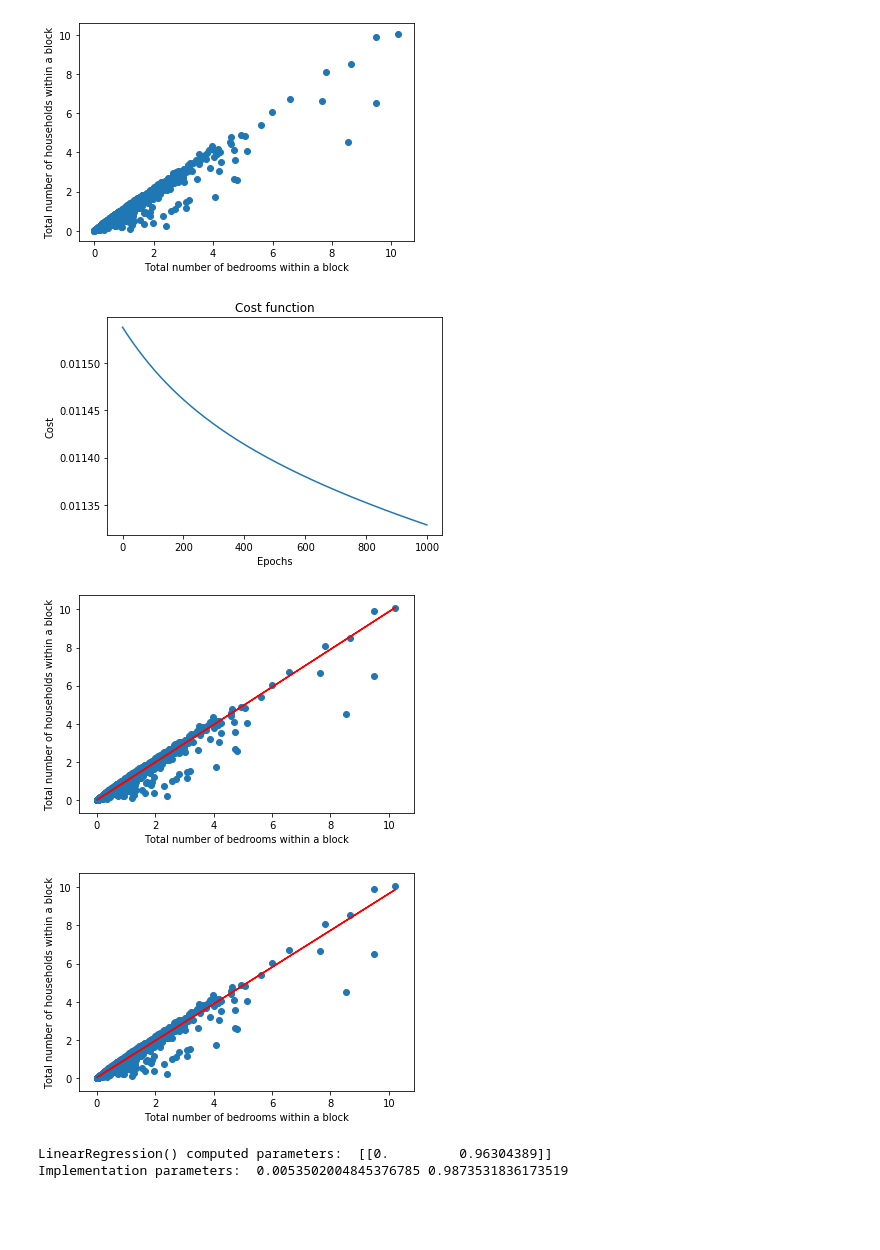
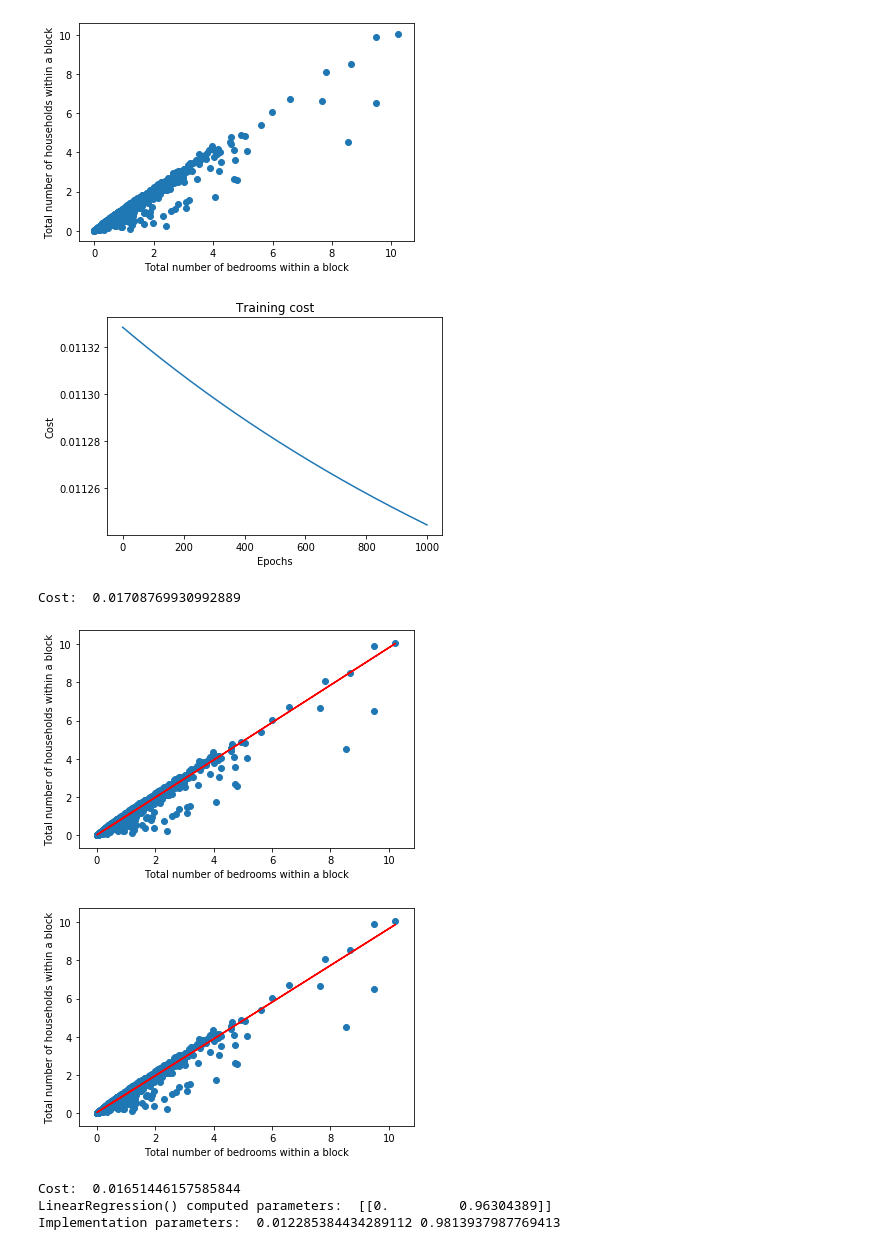
Before and after one commit to rohanriku/ML-DL, a Jupyter notebook: linear_regression_univariate.ipynb, the cells around one changed output. Drawn from its saved outputs; the diff is of its cells as text; code cells hidden in the pictures; blank space fills up the shorter version.

```diff
--- a/linear_regression_univariate.ipynb
+++ b/linear_regression_univariate.ipynb
@@ -17,7 +17,7 @@ theta1_history = list()
 # %%
 #Calculating cost
 def cost(x, y):
-  return (1/(2 * len(x))) * np.sum(np.square((hypothesis(x) - y)))
+  return (1/(2 * len(x))) * np.sum(np.square(x - y))
 # %%
 #Calculating the hypothesis function
 def hypothesis(x):
@@ -59,33 +59,36 @@ plt.show()
 # %% [output]
 [figure]
 # %%
-#Training the model
+#Training the model for 1000 epochs
 cost_history = list()
 epochs = list()
 
 for epoch in range(0, 1000):
   gradient_descent(train_set.total_bedrooms, train_set.households, 0.001)
-  cost_history.append(cost(train_set.total_bedrooms, train_set.households))
+  cost_history.append(cost(hypothesis(train_set.total_bedrooms), train_set.households))
   epochs.append(epoch)
 
 plt.plot(epochs, cost_history)
-plt.title('Cost function')
+plt.title('Training cost')
+plt.xlabel('Epochs')
 plt.ylabel('Cost')
-plt.xlabel('Epochs')
 plt.show()
 # %% [output]
-[figure, old version]
+[figure, new version]
 # %%
 #Test set prediction
 predictions = hypothesis(test_set.total_bedrooms)
+print("Cost: ", cost(predictions,test_set.households))
 plt.plot(test_set.total_bedrooms, predictions, color='r')
 plt.scatter(test_set.total_bedrooms, test_set.households)
 plt.xlabel('Total number of bedrooms within a block')
 plt.ylabel('Total number of households within a block')
 plt.show()
 # %% [output]
+Cost:  0.01708769930992889
 [figure]
 # %%
+#Sanity check using library
 reg = LinearRegression()
 ones=np.ones((len(train_set),1))
 
@@ -99,7 +102,8 @@ ones=np.ones((len(test_set),1))
 test_x = np.array(test_set.total_bedrooms)
 test_x = test_x.reshape(-1, 1)
 test_x = np.append(ones,test_x,axis=1)
-
+test_y = np.array(test_set.households)
+test_y = test_y.reshape(-1, 1)
 reg.fit(train_x, train_y)
 predict_y = reg.predict(test_x)
 
@@ -108,10 +112,11 @@ plt.scatter(test_set.total_bedrooms, test_set.households)
 plt.xlabel('Total number of bedrooms within a block')
 plt.ylabel('Total number of households within a block')
 plt.show()
-
+print("Cost: ", cost(predict_y,test_y))
 print("LinearRegression() computed parameters: ", reg.coef_)
 print("Implementation parameters: ", theta0, theta1)
 # %% [output]
 [figure]
+Cost:  0.01651446157585844
 LinearRegression() computed parameters:  [[0.         0.96304389]]
-Implementation parameters:  0.0053502004845376785 0.9873531836173519
+Implementation parameters:  0.012285384434289112 0.9813937987769413
```
Also changed, not shown: parts of 1 cell of this notebook.
